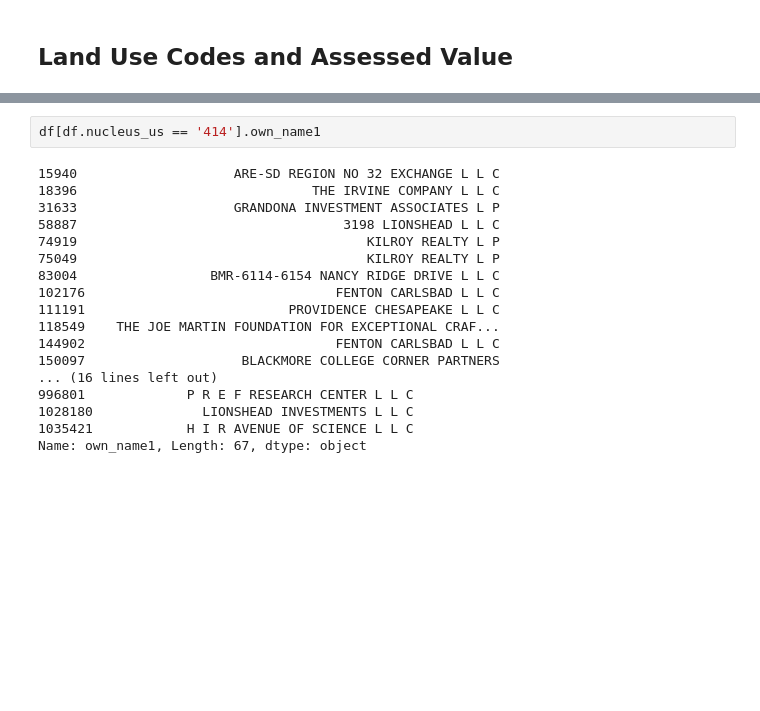
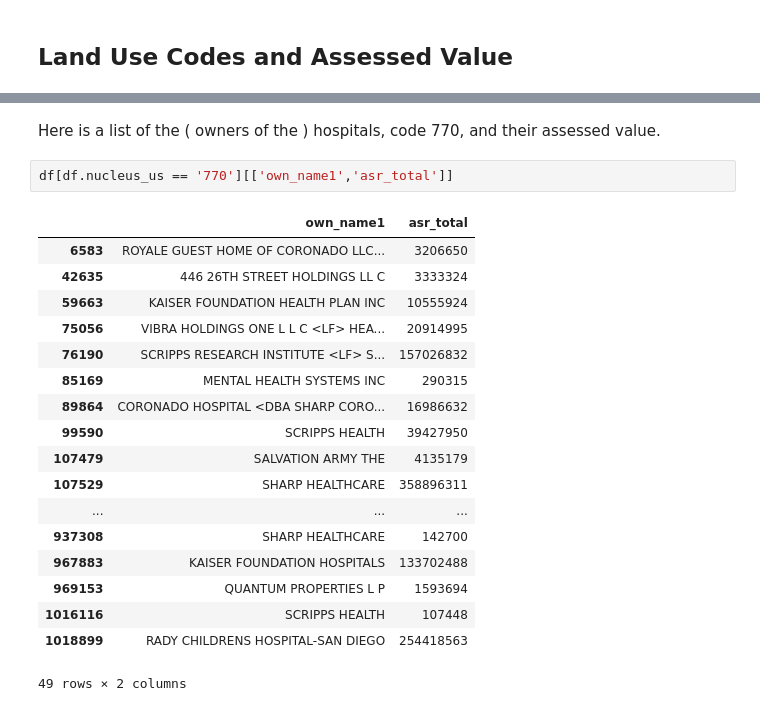
Before and after one commit to holagonzalo/notebooks, a Jupyter notebook: landuse/Parcels.ipynb, the cells around one changed output, grey strips where cells are left out. Drawn from its saved outputs; the diff is of its cells as text; blank space fills up the shorter version.

```diff
--- a/landuse/Parcels.ipynb
+++ b/landuse/Parcels.ipynb
@@ -75,20 +134,23 @@ df2.sort('counts', ascending=False)
+# %% [markdown]
+Here is a list of the ( owners of the ) hospitals, code 770, and their assessed value.
 # %%
-df[df.nucleus_us == '414'].own_name1
+df[df.nucleus_us == '770'][['own_name1','asr_total']]
 # %% [output]
+|  | own_name1 | asr_total |
+| 6583 | ROYALE GUEST HOME OF CORONADO LLC... | 3206650 |
+| 42635 | 446 26TH STREET HOLDINGS LL C | 3333324 |
+| 59663 | KAISER FOUNDATION HEALTH PLAN INC | 10555924 |
+| 75056 | VIBRA HOLDINGS ONE L L C <LF> HEA... | 20914995 |
+| 76190 | SCRIPPS RESEARCH INSTITUTE <LF> S... | 157026832 |
+| 85169 | MENTAL HEALTH SYSTEMS INC | 290315 |
+| 89864 | CORONADO HOSPITAL <DBA SHARP CORO... | 16986632 |
+| 99590 | SCRIPPS HEALTH | 39427950 |
+| 107479 | SALVATION ARMY THE | 4135179 |
+| 107529 | SHARP HEALTHCARE | 358896311 |
+| ... | ... | ... |
+| 937308 | SHARP HEALTHCARE | 142700 |
+| 967883 | KAISER FOUNDATION HOSPITALS | 133702488 |
+| 969153 | QUANTUM PROPERTIES L P | 1593694 |
+| 1016116 | SCRIPPS HEALTH | 107448 |
+| 1018899 | RADY CHILDRENS HOSPITAL-SAN DIEGO | 254418563 |
-15940                    ARE-SD REGION NO 32 EXCHANGE L L C
-18396                              THE IRVINE COMPANY L L C
-31633                    GRANDONA INVESTMENT ASSOCIATES L P
-58887                                  3198 LIONSHEAD L L C
-74919                                     KILROY REALTY L P
-75049                                     KILROY REALTY L P
-83004                 BMR-6114-6154 NANCY RIDGE DRIVE L L C
-102176                                FENTON CARLSBAD L L C
-111191                          PROVIDENCE CHESAPEAKE L L C
-118549    THE JOE MARTIN FOUNDATION FOR EXCEPTIONAL CRAF...
-144902                                FENTON CARLSBAD L L C
-150097                    BLACKMORE COLLEGE CORNER PARTNERS
-... (16 lines left out)
-996801             P R E F RESEARCH CENTER L L C
-1028180              LIONSHEAD INVESTMENTS L L C
-1035421            H I R AVENUE OF SCIENCE L L C
-Name: own_name1, Length: 67, dtype: object
+49 rows × 2 columns
```
Also changed, not shown: parts of 10 cells of this notebook, 2 other files.
